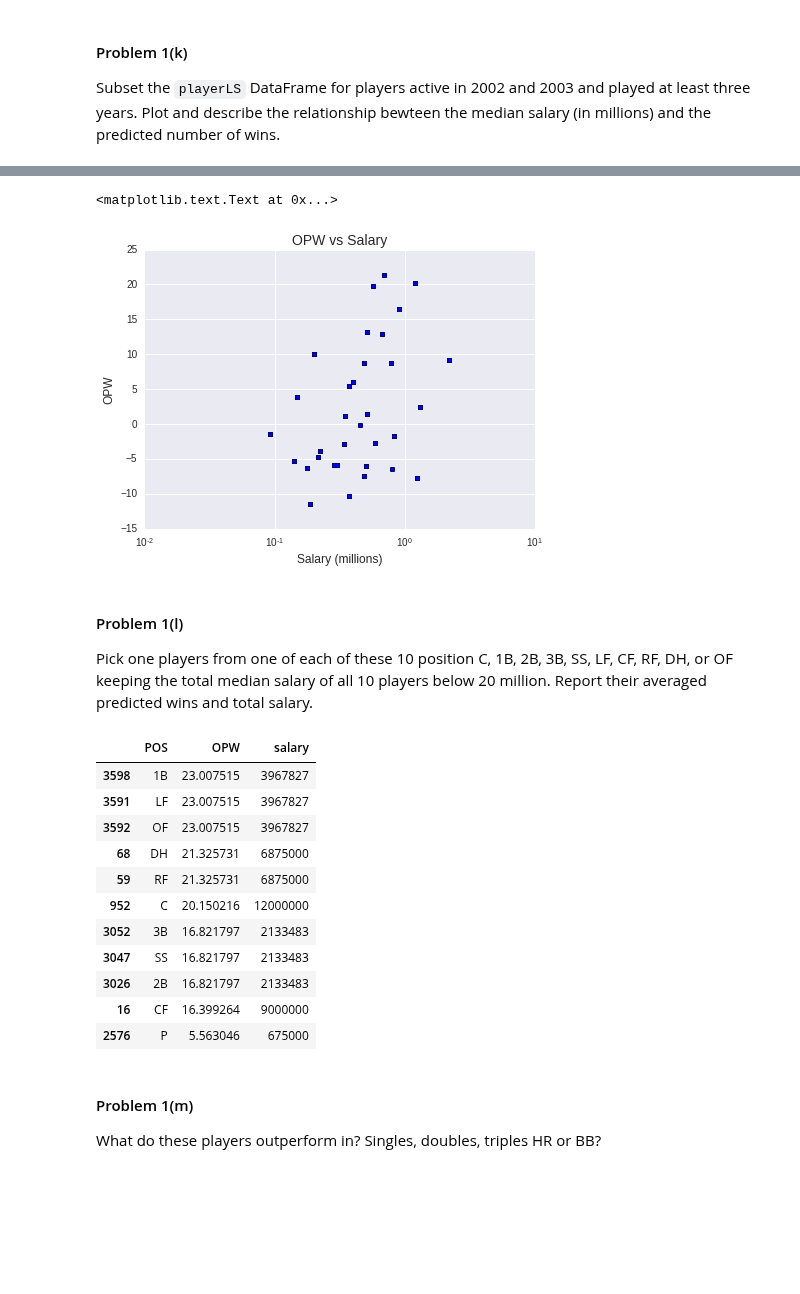
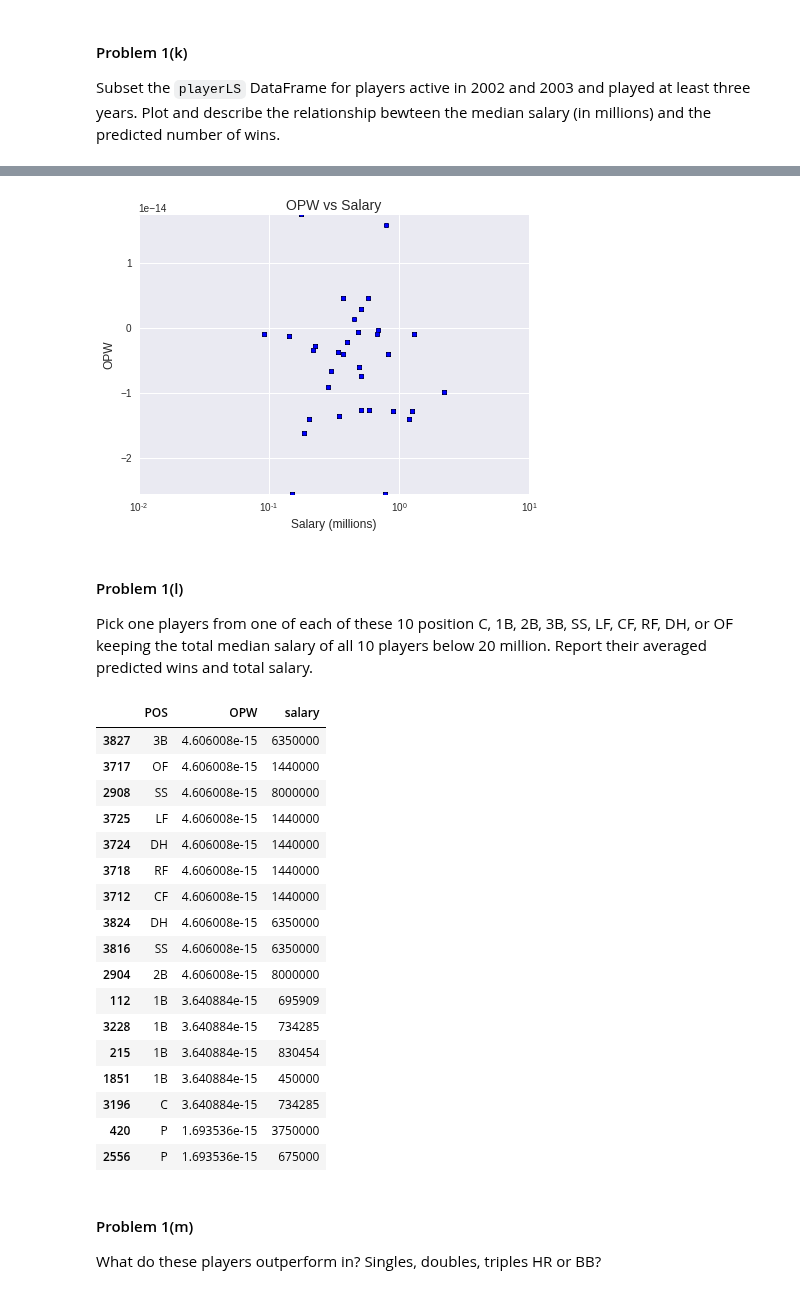
Before and after one commit to snazrul1/ssnazrul, a Jupyter notebook: DSE220/HW2/Assignment_2.ipynb, the cells around one changed output, grey strips where cells are left out. Saved outputs shown, nothing was run; the diff lists cells and outputs as text; code cells hidden in the pictures; blank space fills up the shorter version.

```diff
--- a/DSE220/HW2/Assignment_2.ipynb
+++ b/DSE220/HW2/Assignment_2.ipynb
@@ -167,9 +167,8 @@ Using the `stats` DataFrame from Problem 1(c), adjust the singles per PA rates s
 # %%
 ### Your code here ###
 
-for head in stats_header:
-    stats[head]=stats[head]-stats[head].mean()
-
+stats.index = stats['yearID']
+stats[stats_header] = stats[stats_header] - stats.groupby('yearID')[stats_header].mean()
 stats.head()
 # %% [output]
 |  | teamID | yearID | W | 1B | 2B | 3B | HR | BB |
@@ -233,6 +233,11 @@ model_features = ['HR','BB','3B','2B','1B']
 #Filter
 train = stats[stats['yearID']<2002]
 valid = stats[stats['yearID']>=2002]
+
+#For storing optimal values
+param0 = []
+rss0 = 5e9 #some large value
+features0 = []
 
 for index in range(5):
     #Model Features
@@ -258,6 +263,12 @@ for index in range(5):
     sigma = np.std(train_label)
     rss = np.sum([(i-j)**2 for i,j in zip(predict,valid_label)])/len(predict)
 
+    #Update
+    if rss<rss0:
+        rss0 = rss
+        param0 = param
+        features0 = features
+
     #Get equation:
     eqn = ''
     for i,j in zip(param, features):
@@ -318,8 +329,11 @@ playerstats[header] = playerstats[header].apply(lambda x: x/playerstats['PA'], a
 playerstats = playerstats.drop('PA', axis=1)
 
 #Adjust mean to 0
-for head in header:
-    playerstats[head] = playerstats[head] - playerstats[head].mean()
+playerstats.index = players['yearID']
+df1 = playerstats[header] - playerstats.groupby('yearID')[header].mean()
+df2 = playerstats[playerstats.columns-header]
+playerstats = df1.join(df2)
+playerstats.index.name=None
 # %% [output]
 A value is trying to be set on a copy of a slice from a DataFrame.
 Try using .loc[row_indexer,col_indexer] = value instead
@@ -372,5 +390,5 @@ Compute the OPW for each player based on the average rates in the `playerLS` Dat
 # %%
 ### Your code here ###
-playerLS['OPW'] = (65.44*playerLS['HR']) + (239.39*playerLS['BB'])
+playerLS['OPW'] = np.dot(playerLS[features0],param0)
 playerLS.head()
 # %% [output]
@@ -429,15 +447,15 @@ new_playerLS.head()
 # %%
 x = new_playerLS['salary']/10e6 #in millions
 y = new_playerLS['OPW']
 plt.figure(figsize=(7,5))
-plt.scatter(x,y)
+plt.scatter(x,y);
 plt.xscale('log')
 plt.title('OPW vs Salary', fontsize=14)
 plt.xlabel('Salary (millions)', fontsize=12)
 plt.ylabel('OPW', fontsize=12)
+plt.ylim(min(y),max(y));
 # %% [output]
-<matplotlib.text.Text at 0x...>
-[figure, old version]
+[figure, new version]
 # %% [markdown]
 #### Problem 1(l)
 Pick one players from one of each of these 10 position C, 1B, 2B, 3B, SS, LF, CF, RF, DH, or OF keeping the total median salary of all 10 players below 20 million. Report their averaged predicted wins and total salary.
@@ -452,17 +470,23 @@ idx = playerLS2.groupby('POS')['OPW'].transform(max) == playerLS2['OPW']
 playerLS2[idx].sort_values(by='OPW', ascending=False)[['POS','OPW','salary']].drop_duplicates()
 # %% [output]
 |  | POS | OPW | salary |
-| 3598 | 1B | 23.007515 | 3967827 |
-| 3591 | LF | 23.007515 | 3967827 |
-| 3592 | OF | 23.007515 | 3967827 |
-| 68 | DH | 21.325731 | 6875000 |
-| 59 | RF | 21.325731 | 6875000 |
-| 952 | C | 20.150216 | 12000000 |
-| 3052 | 3B | 16.821797 | 2133483 |
-| 3047 | SS | 16.821797 | 2133483 |
-| 3026 | 2B | 16.821797 | 2133483 |
-| 16 | CF | 16.399264 | 9000000 |
-| 2576 | P | 5.563046 | 675000 |
+| 3827 | 3B | 4.606008e-15 | 6350000 |
+| 3717 | OF | 4.606008e-15 | 1440000 |
+| 2908 | SS | 4.606008e-15 | 8000000 |
+| 3725 | LF | 4.606008e-15 | 1440000 |
+| 3724 | DH | 4.606008e-15 | 1440000 |
+| 3718 | RF | 4.606008e-15 | 1440000 |
+| 3712 | CF | 4.606008e-15 | 1440000 |
+| 3824 | DH | 4.606008e-15 | 6350000 |
+| 3816 | SS | 4.606008e-15 | 6350000 |
+| 2904 | 2B | 4.606008e-15 | 8000000 |
+| 112 | 1B | 3.640884e-15 | 695909 |
+| 3228 | 1B | 3.640884e-15 | 734285 |
+| 215 | 1B | 3.640884e-15 | 830454 |
+| 1851 | 1B | 3.640884e-15 | 450000 |
+| 3196 | C | 3.640884e-15 | 734285 |
+| 420 | P | 1.693536e-15 | 3750000 |
+| 2556 | P | 1.693536e-15 | 675000 |
 # %% [markdown]
 #### Problem 1(m)
 What do these players outperform in? Singles, doubles, triples HR or BB?
```
Also changed, not shown: parts of 19 cells of this notebook.
